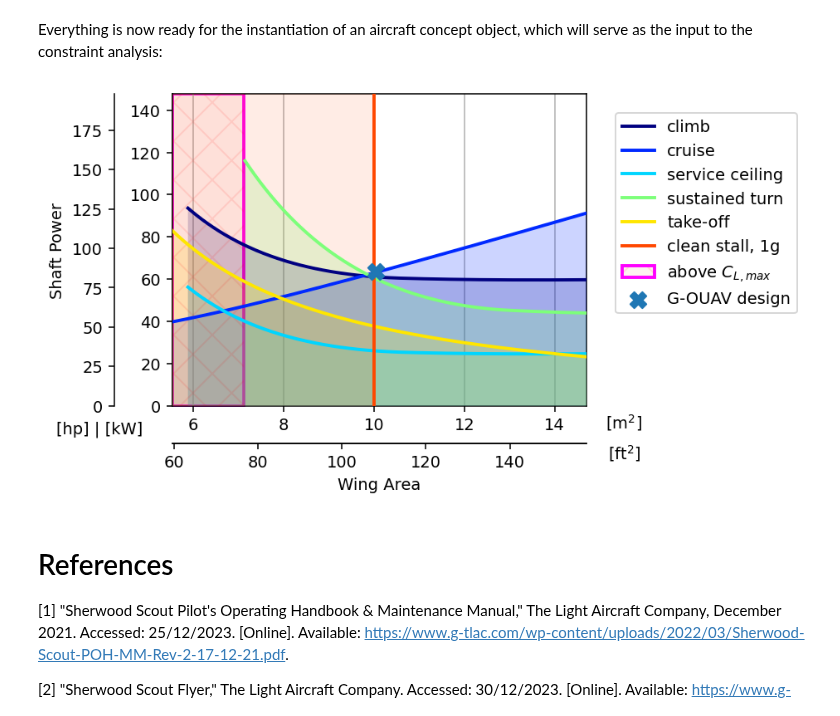
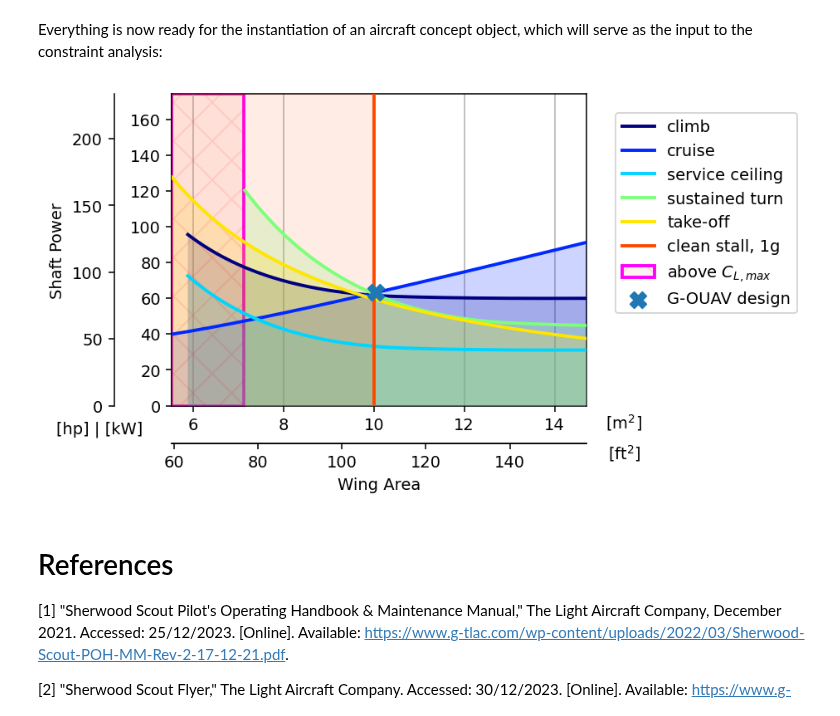
Before and after one commit to yaseen157/ADRpy, a Jupyter notebook: docs/ADRpy/notebooks/Example - Constraint Analysis of the Sherwood Scout.ipynb, the cells around one changed output. Drawn from its saved outputs; the diff is of its cells as text; code cells hidden in the pictures.

```diff
--- a/docs/ADRpy/notebooks/Example - Constraint Analysis of the Sherwood Scout.ipynb
+++ b/docs/ADRpy/notebooks/Example - Constraint Analysis of the Sherwood Scout.ipynb
@@ -40,14 +40,14 @@ designbrief = {
     'stloadfactor': nturn, 'turnalt_m': 3e3, 'turnspeed_ktas': 70,         # <- Turn requirements
     'climbalt_m': 3e3, 'climbspeed_kias': 47, 'climbrate_fpm': 630,        # <- Climb requirements
     'cruisealt_m': 3e3, 'cruisespeed_ktas': 110, 'cruisethrustfact': 1.0,  # <- Cruise requirements
-    'servceil_m': co.feet2m(12000), 'secclimbspd_kias': 47,                # <- Service ceiling requirements
+    'servceil_m': uc.ft_m(12e3), 'secclimbspd_kias': 47,                   # <- Service ceiling requirements
     'vstallclean_kcas': 36                                                 # <- Required clean stall speed
 }
 # %%
 TOW_kg = 450
 # %%
-scout_Swing = co.feet22m2(108)
-scout_bspan = co.feet2m(28.5)
+scout_Swing = uc.ft2_m2(108)
+scout_bspan = uc.ft_m(28.5)
 
 AR = scout_bspan ** 2 / scout_Swing   # AR = b^2 / S
 
@@ -55,15 +55,15 @@ wfract = {'turn': 1.0, 'climb': 1.0, 'cruise': 1.0, 'servceil': 1.0}
 
 designdefinition = {
     'aspectratio':AR, 'sweep_le_deg':0, 'sweep_mt_deg':0,   # <- Wing geometry
-    'weightfractions': wfract, 'weight_n': co.kg2n(TOW_kg)  # <- Weight definitions
+    'weightfractions': wfract, 'weight_n': uc.kg_N(TOW_kg)  # <- Weight definitions
 }
 
 designpropulsion = "Piston"
 # %%
-etas = {'take-off': 0.6, 'climb': 0.6, 'cruise': 0.75, 'turn': 0.75, 'servceil': 0.75}
+etas = {'take-off': 0.5, 'climb': 0.6, 'cruise': 0.75, 'turn': 0.75, 'servceil': 0.6}
 
 designperformance = {
-    'CLTO': 0.6, 'CLmaxTO': 1.6, 'mu_R': 0.03,     # <- Take-off specific performance
+    'CLTO': 0.4, 'CLmaxTO': 1.4, 'mu_R': 0.03,     # <- Take-off specific performance
     'CLmax': 2.1, 'CDmin': 0.04, 'eta_prop': etas  # <- General performance
 }
 # %% [markdown]
@@ -78,17 +78,17 @@ concept = ca.AircraftConcept(designbrief, designdefinition, designperformance, d
 # %%
 wslist_pa = np.arange(300, 800, 2.5)
 
 fig, ax = concept.plot_constraints(wslist_pa)
 
-scout_power = co.hp2w(85)  # Jabiru 2200 85 hp
+scout_power = uc.hp_W(85)  # Jabiru 2200 85 hp
 
 ax.scatter(
     scout_Swing, scout_power, label="G-OUAV design",
     marker="X", s=100, zorder=100
 )
 ax.remake_legend();
 # %% [output]
-[figure, old version]
+[figure, new version]
 # %% [markdown]
 # References
 
```
Also changed, not shown: parts of 1 cell of this notebook, 17 other files.
